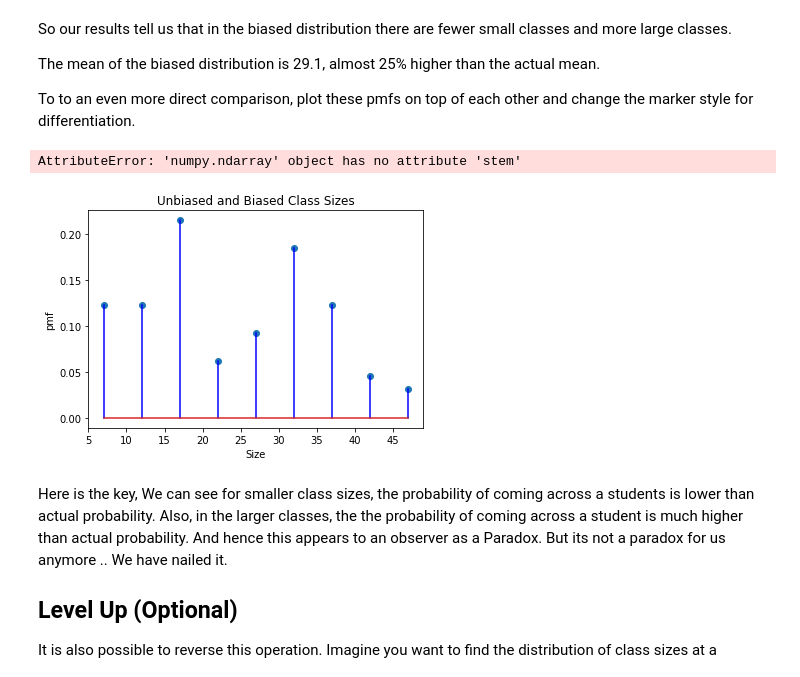
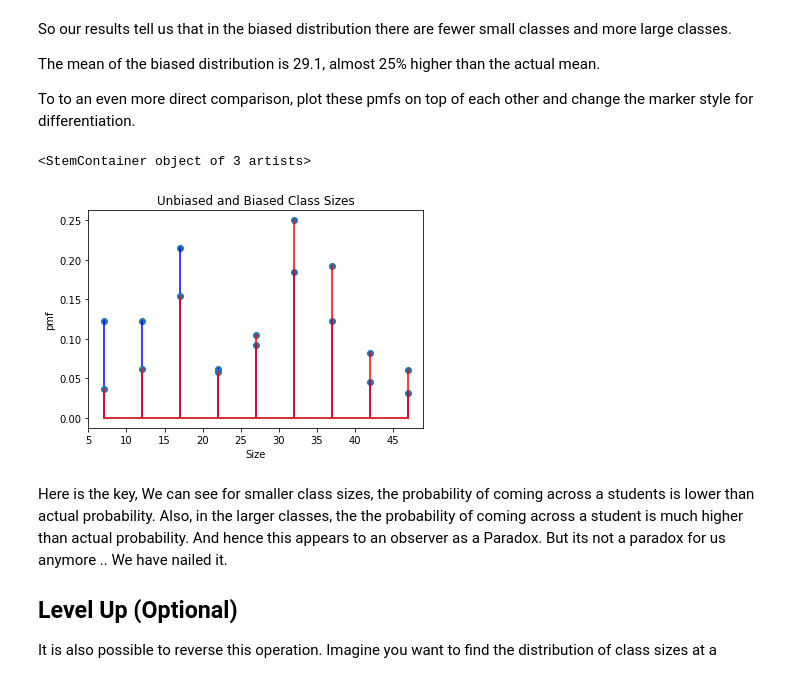
Before and after one commit to kayschulz/dsc-1-09-07-the-probability-mass-function-lab-seattle-ds-career-040119, a Jupyter notebook: index.ipynb, the cells around one changed output. Cells and saved outputs as stored; diff of their text form; code cells hidden in the pictures.

```diff
--- a/index.ipynb
+++ b/index.ipynb
@@ -178,15 +178,15 @@ To to an even more direct comparison, plot these pmfs on top of each other and c
 # %%
 # Plot pmfs overlapping
 fig, ax = plt.subplots()
 
 ax.set_title('Unbiased and Biased Class Sizes')
 ax.set_xlabel('Size')
 ax.set_ylabel('pmf')
 ax.stem(sizes, pmf, 'blue')
-axs.stem(sizes,pmf2, 'red')
+ax.stem(sizes,pmf2, 'red')
 # %% [output]
-AttributeError: 'numpy.ndarray' object has no attribute 'stem'
+<StemContainer object of 3 artists>
-[figure, old version]
+[figure, new version]
 # %% [markdown]
 Here is the key, We can see for smaller class sizes, the probability of coming across a students is lower than actual probability. Also, in the larger classes, the the probability of coming across a student is much higher than actual probability. And hence this appears to an observer as a Paradox. But its not a paradox for us anymore .. We have nailed it.
 
```
